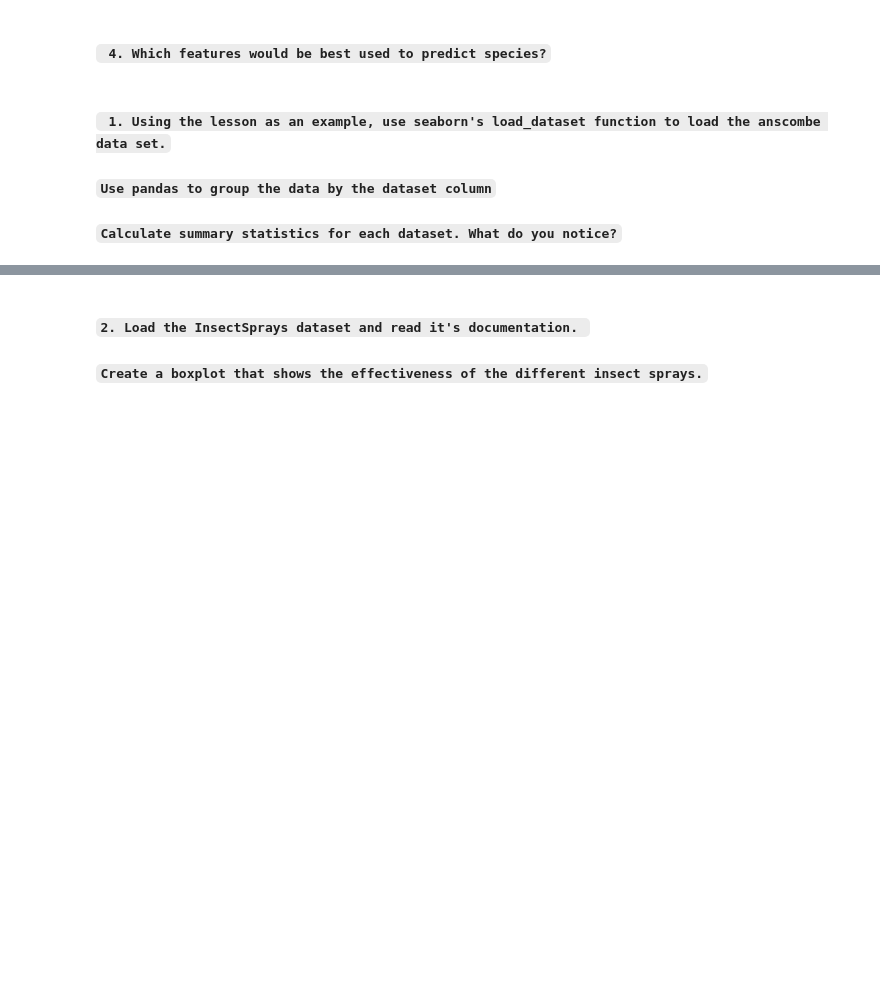
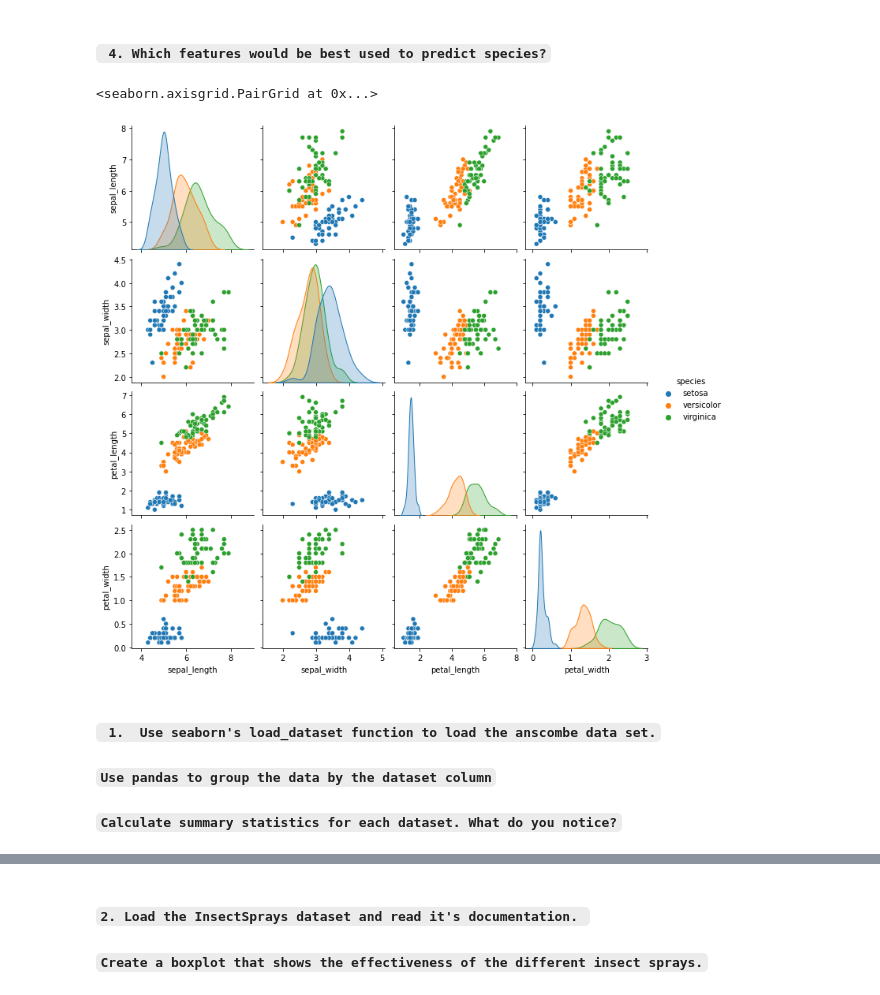
Before and after one commit to brandonjbryant/numpy-pandas-visualization-exercises, a Jupyter notebook: seaborn_exercises.ipynb, the cells around one changed output, grey strips where cells are left out. Drawn from its saved outputs; the diff is of its cells as text; code cells hidden in the pictures; blank space fills up the shorter version.

```diff
--- a/seaborn_exercises.ipynb
+++ b/seaborn_exercises.ipynb
@@ -9,6 +71,12 @@
 # %% [markdown]
 #### ` 4. Which features would be best used to predict species?`
+# %%
+#pairplot- to visualize every quantative feature
+sns.pairplot(iris, hue='species')
+# %% [output]
+<seaborn.axisgrid.PairGrid at 0x...>
+[figure, added]
 # %% [markdown]
-#### ` 1. Using the lesson as an example, use seaborn's load_dataset function to load the anscombe data set.`
+#### ` 1.  Use seaborn's load_dataset function to load the anscombe data set.`
 #####                          `Use pandas to group the data by the dataset column`
 #####                         `Calculate summary statistics for each dataset. What do you notice?`
```
Also changed, not shown: parts of 47 cells of this notebook.
